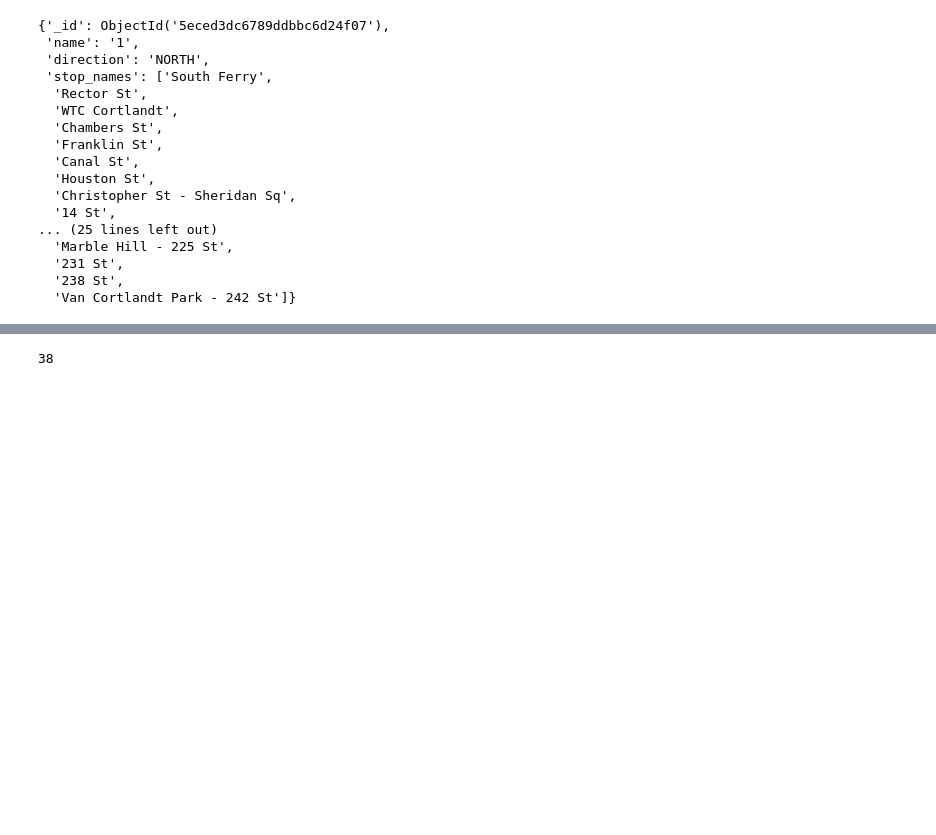
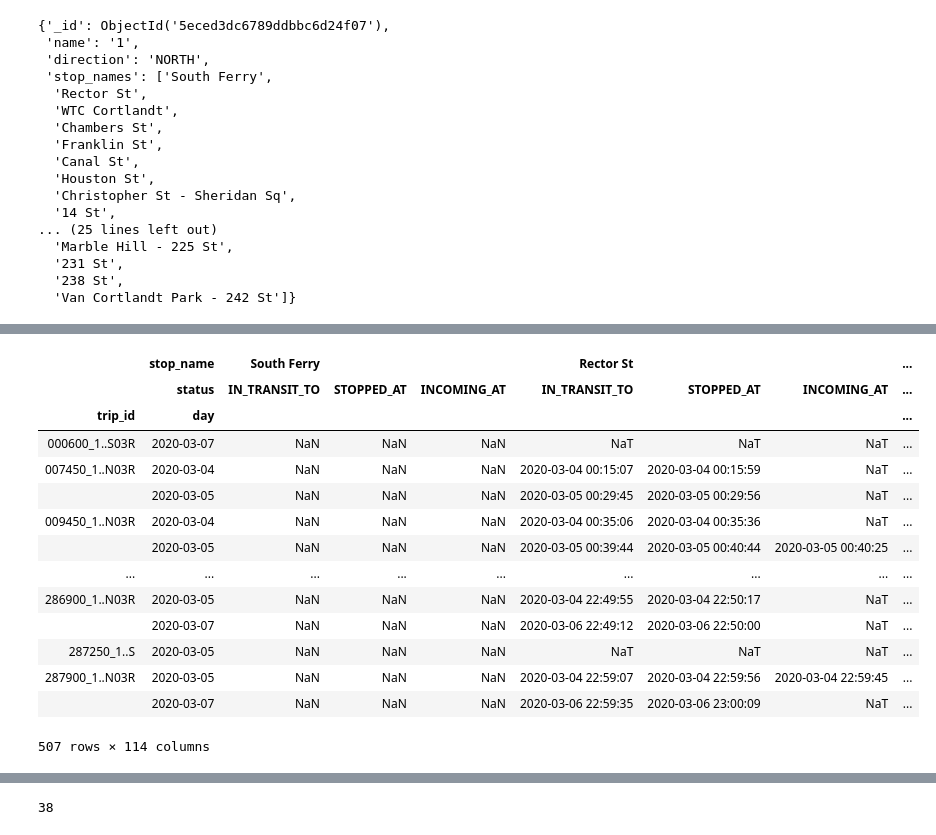
Before and after one commit to samstewart/subway-delay, a Jupyter notebook: src/notebooks/explore.ipynb, the cells around one changed output, grey strips where cells are left out. Drawn from its saved outputs; the diff is of its cells as text; code cells hidden in the pictures; blank space fills up the shorter version.

```diff
--- a/src/notebooks/explore.ipynb
+++ b/src/notebooks/explore.ipynb
@@ -44,0 +162,21 @@ stop_names = route['stop_names']
+# %%
+# note: for some reason, you have to use the 'index' here instead of setting
+# setting it via 'set_index'
+pivoted.reindex(pd.MultiIndex.from_product([stop_names, ["IN_TRANSIT_TO", "STOPPED_AT", "INCOMING_AT"]],
+                                           names=["stop_name", "status"]), axis='columns')
+# %% [output]
+|  | stop_name | South Ferry |  |  | Rector St |  |  | ... |
+|  | status | IN_TRANSIT_TO | STOPPED_AT | INCOMING_AT | IN_TRANSIT_TO | STOPPED_AT | INCOMING_AT | ... |
+| trip_id | day |  |  |  |  |  |  | ... |
+| 000600_1..S03R | 2020-03-07 | NaN | NaN | NaN | NaT | NaT | NaT | ... |
+| 007450_1..N03R | 2020-03-04 | NaN | NaN | NaN | 2020-03-04 00:15:07 | 2020-03-04 00:15:59 | NaT | ... |
+|  | 2020-03-05 | NaN | NaN | NaN | 2020-03-05 00:29:45 | 2020-03-05 00:29:56 | NaT | ... |
+| 009450_1..N03R | 2020-03-04 | NaN | NaN | NaN | 2020-03-04 00:35:06 | 2020-03-04 00:35:36 | NaT | ... |
+|  | 2020-03-05 | NaN | NaN | NaN | 2020-03-05 00:39:44 | 2020-03-05 00:40:44 | 2020-03-05 00:40:25 | ... |
+| ... | ... | ... | ... | ... | ... | ... | ... | ... |
+| 286900_1..N03R | 2020-03-05 | NaN | NaN | NaN | 2020-03-04 22:49:55 | 2020-03-04 22:50:17 | NaT | ... |
+|  | 2020-03-07 | NaN | NaN | NaN | 2020-03-06 22:49:12 | 2020-03-06 22:50:00 | NaT | ... |
+| 287250_1..S | 2020-03-05 | NaN | NaN | NaN | NaT | NaT | NaT | ... |
+| 287900_1..N03R | 2020-03-05 | NaN | NaN | NaN | 2020-03-04 22:59:07 | 2020-03-04 22:59:56 | 2020-03-04 22:59:45 | ... |
+|  | 2020-03-07 | NaN | NaN | NaN | 2020-03-06 22:59:35 | 2020-03-06 23:00:09 | NaT | ... |
+507 rows × 114 columns
```
Also changed, not shown: parts of 23 cells of this notebook, 4 other files.
